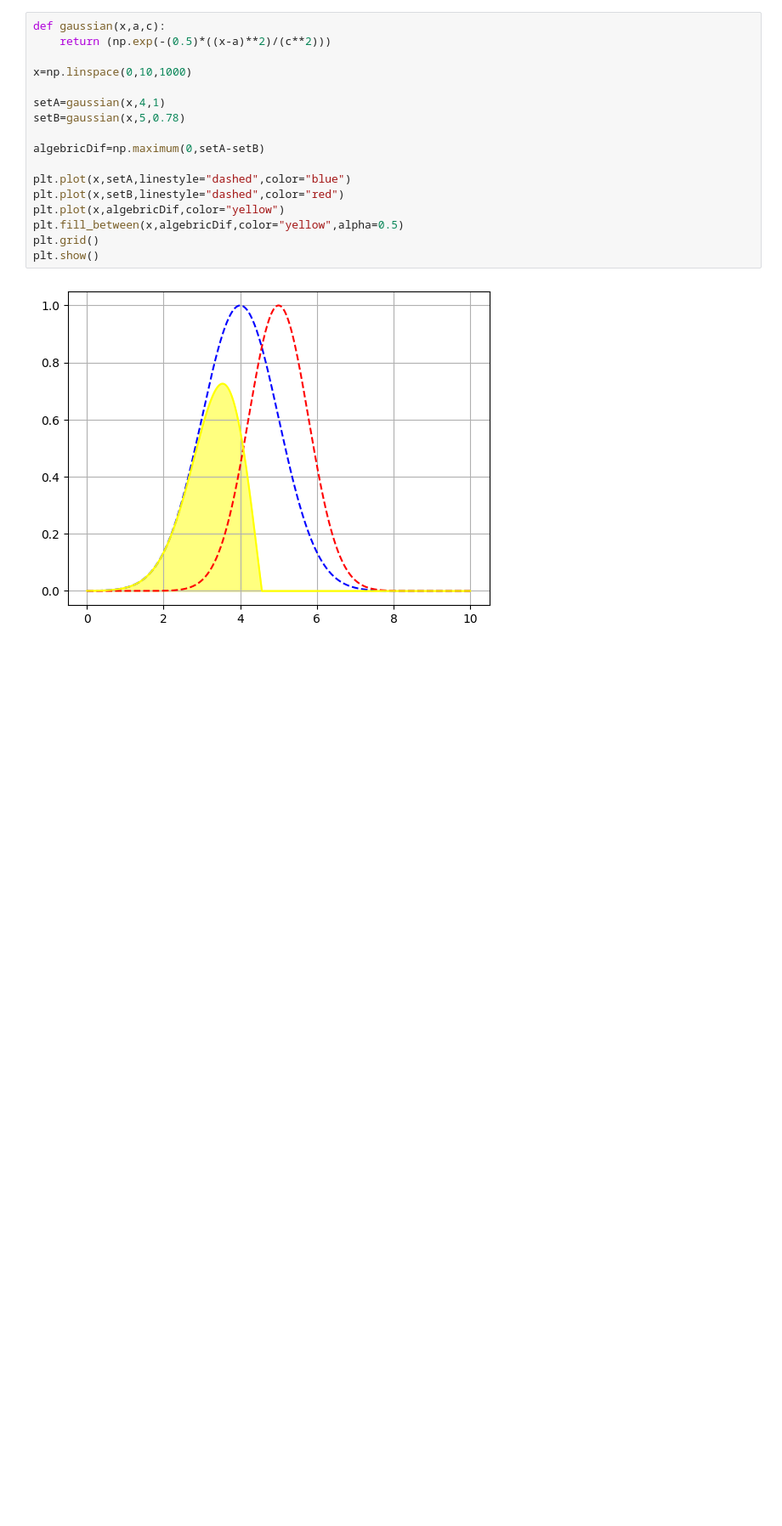
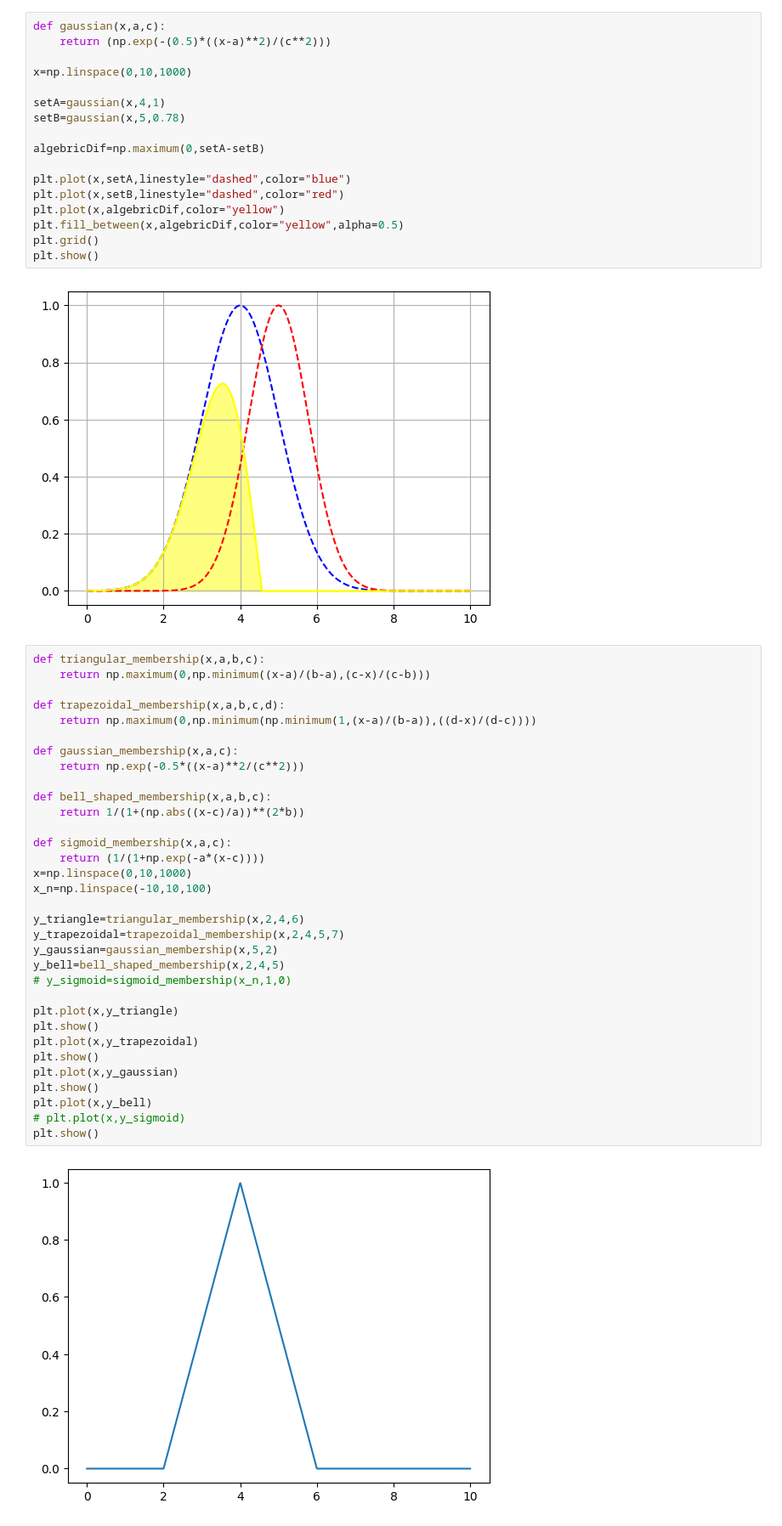
Before and after one commit to PRANAY130/Soft-Computing, a Jupyter notebook: Practice/practice.ipynb, the cells around one changed output. Shown at 85% size. Saved outputs shown, nothing was run; the diff lists cells and outputs as text; blank space fills up the shorter version.

```diff
--- a/Practice/practice.ipynb
+++ b/Practice/practice.ipynb
@@ -74,3 +74,38 @@ plt.grid()
 plt.show()
 # %% [output]
 [figure]
+# %%
+def triangular_membership(x,a,b,c):
+    return np.maximum(0,np.minimum((x-a)/(b-a),(c-x)/(c-b)))
+
+def trapezoidal_membership(x,a,b,c,d):
+    return np.maximum(0,np.minimum(np.minimum(1,(x-a)/(b-a)),((d-x)/(d-c))))
+
+def gaussian_membership(x,a,c):
+    return np.exp(-0.5*((x-a)**2/(c**2)))
+
+def bell_shaped_membership(x,a,b,c):
+    return 1/(1+(np.abs((x-c)/a))**(2*b))
+
+def sigmoid_membership(x,a,c):
+    return (1/(1+np.exp(-a*(x-c))))
+x=np.linspace(0,10,1000)
+x_n=np.linspace(-10,10,100)
+
+y_triangle=triangular_membership(x,2,4,6)
+y_trapezoidal=trapezoidal_membership(x,2,4,5,7)
+y_gaussian=gaussian_membership(x,5,2)
+y_bell=bell_shaped_membership(x,2,4,5)
+# y_sigmoid=sigmoid_membership(x_n,1,0)
+
+plt.plot(x,y_triangle)
+plt.show()
+plt.plot(x,y_trapezoidal)
+plt.show()
+plt.plot(x,y_gaussian)
+plt.show()
+plt.plot(x,y_bell)
+# plt.plot(x,y_sigmoid)
+plt.show()
+# %% [output]
+[figure, added]
```
Also changed, not shown: parts of 4 cells of this notebook, 1 other file.
